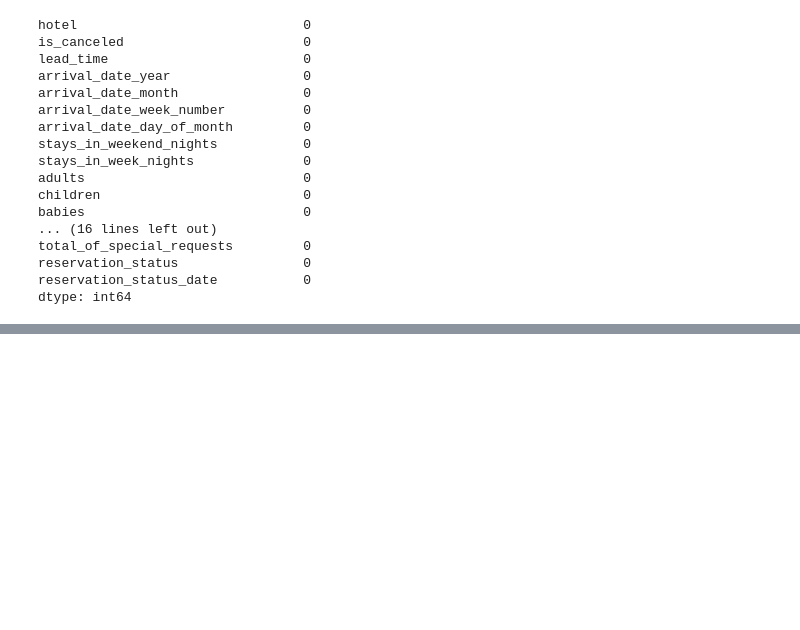
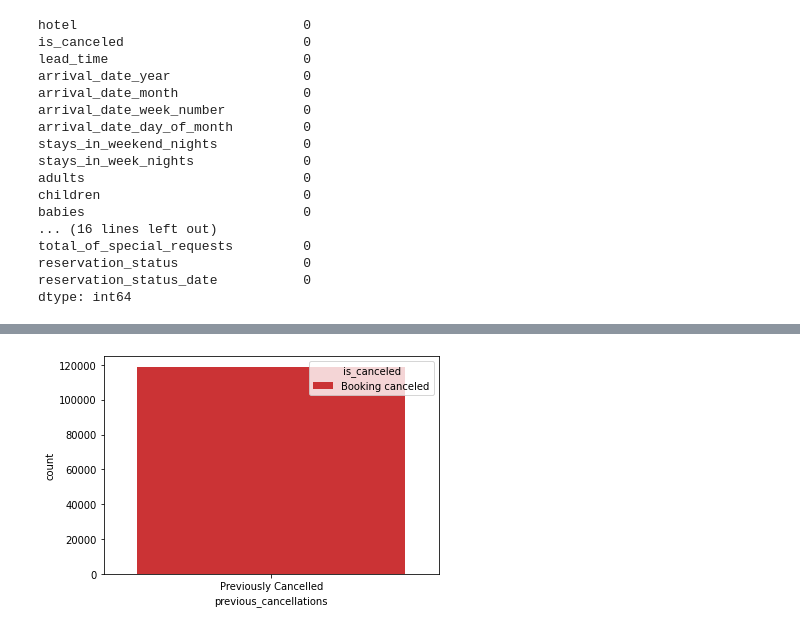
Before and after one commit to dddpower/causal-inference, a Jupyter notebook: kaggle/Untitled.ipynb, the cells around one changed output, grey strips where cells are left out. Drawn from its saved outputs; the diff is of its cells as text; code cells hidden in the pictures; blank space fills up the shorter version.

```diff
--- a/kaggle/Untitled.ipynb
+++ b/kaggle/Untitled.ipynb
@@ -138,0 +159,5 @@ ValueError: Cannot use `hue` without `x` and `y`
+# %%
+sns.countplot(x=dataset['previous_cancellations'], hue=dataset['is_canceled'], palette="Set1")
+plt.savefig("prev_cancellation_is_cancelled_2.png")
+# %% [output]
+[figure, added]
```
Also changed, not shown: parts of 5 cells of this notebook, 11 other files.
